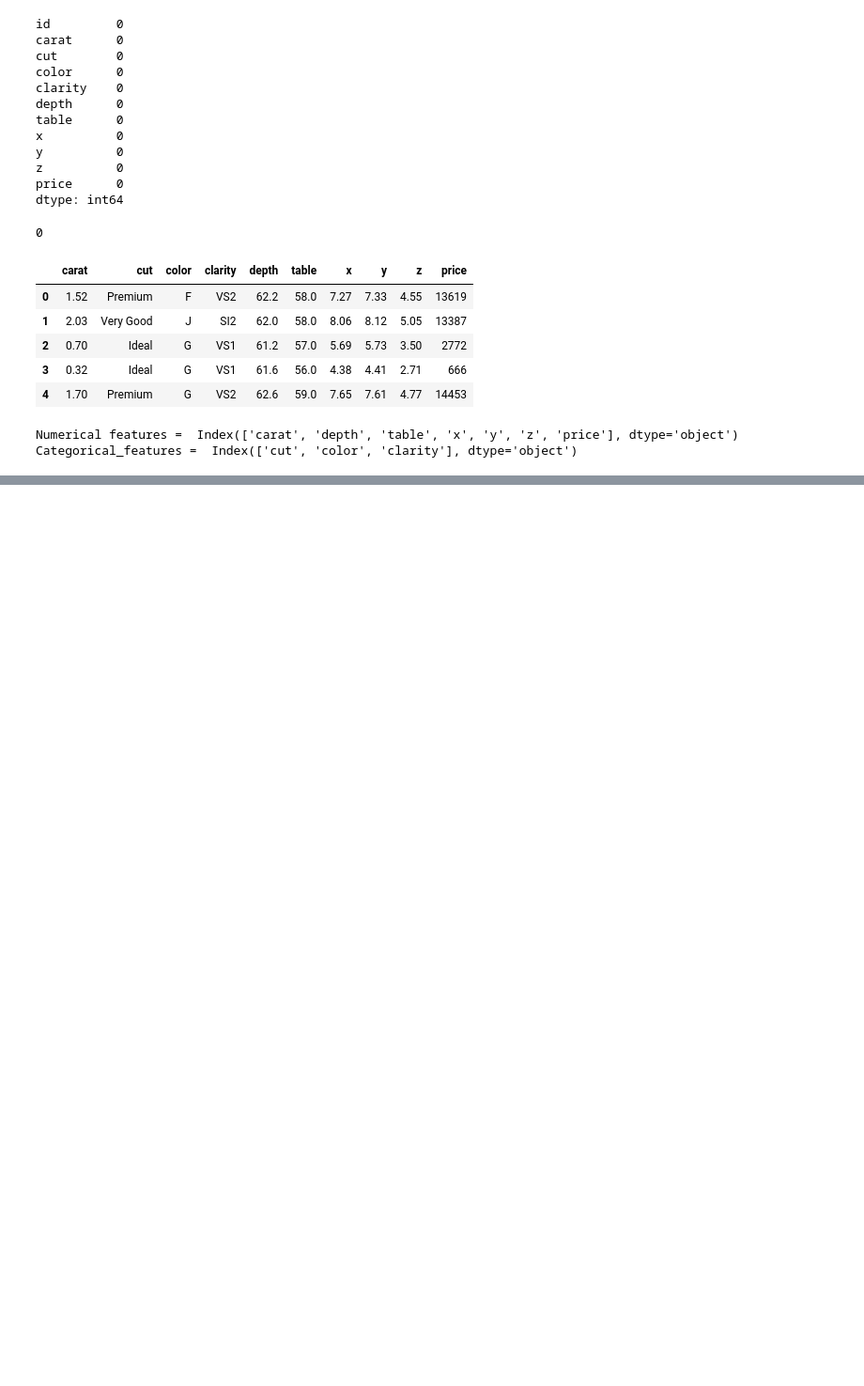
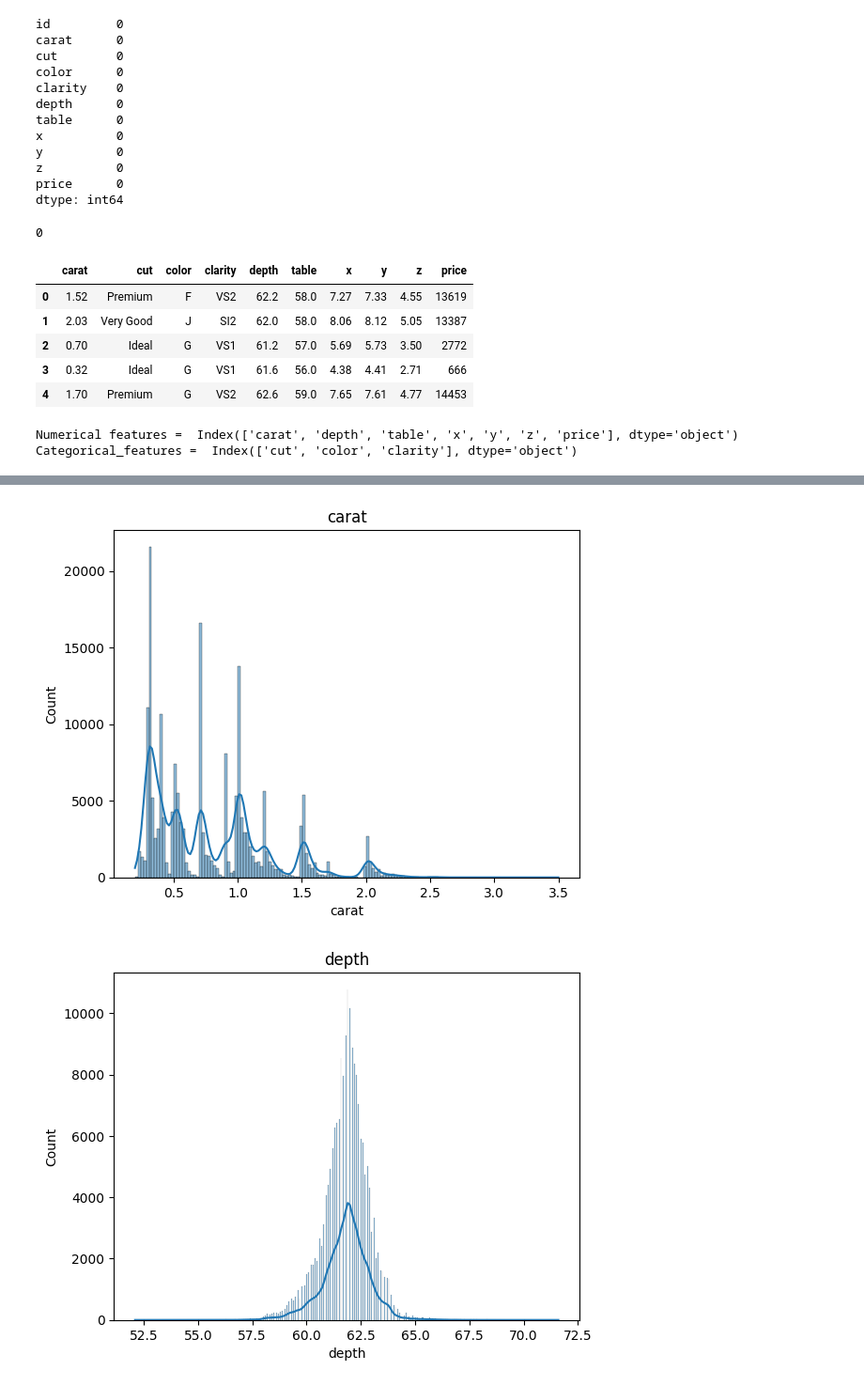
Before and after one commit to dhawalepranav/DiamondPrice, a Jupyter notebook: Notebooks/EDA.ipynb, the cells around one changed output, grey strips where cells are left out. Shown: that part at 94% size. Drawn from its saved outputs; the diff is of its cells as text; code cells hidden in the pictures; blank space fills up the shorter version.

```diff
--- a/Notebooks/EDA.ipynb
+++ b/Notebooks/EDA.ipynb
@@ -91,0 +113,8 @@ Index(['cut', 'color', 'clarity'], dtype='object')
+# %%
+for i in numerical_features:
+    sns.histplot(df[i],kde=True)
+    plt.title(i)
+    plt.show()
+# %% [output]
+[figure, added]
+[figure, added]
```
Also changed, not shown: parts of 11 cells of this notebook.
